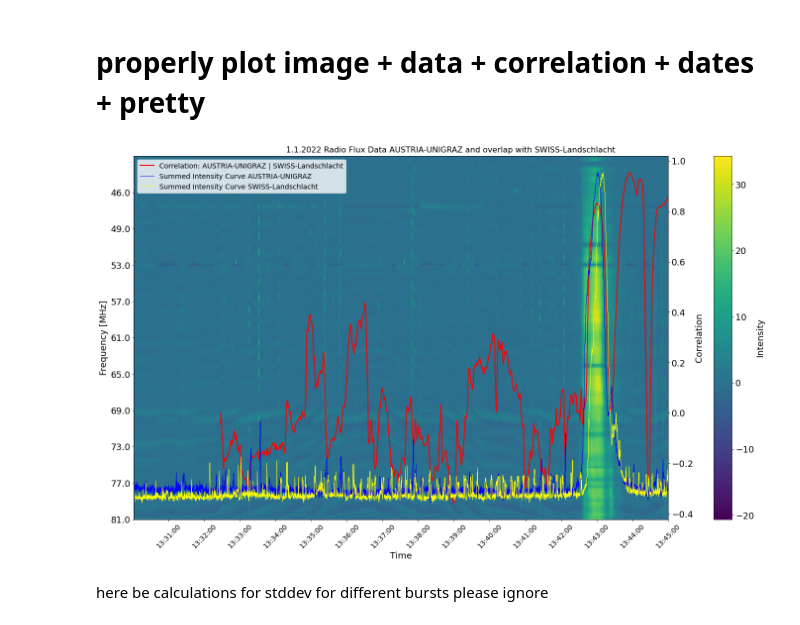
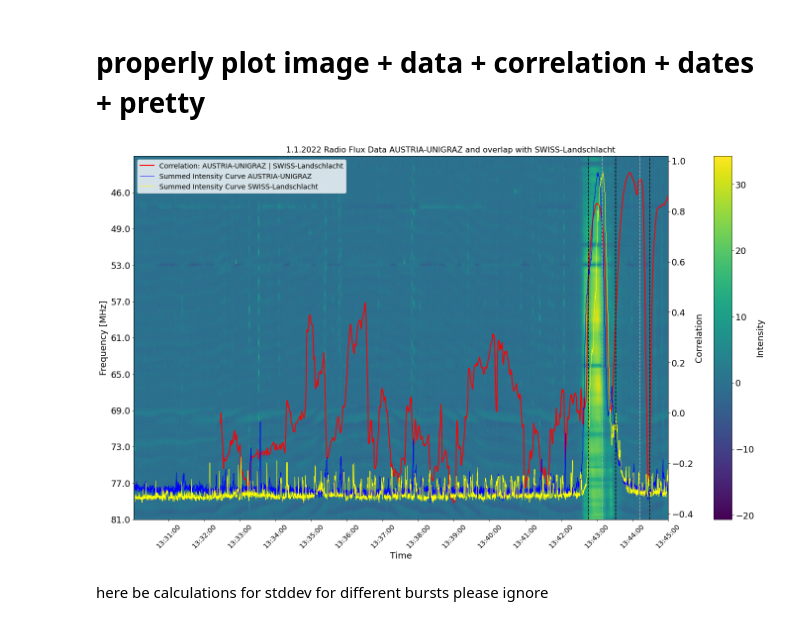
Before and after one commit to lukas-hoefig/eCallistoRadioBursts, a Jupyter notebook: short_pres2.ipynb, the cells around one changed output. Saved outputs shown, nothing was run; the diff lists cells and outputs as text; code cells hidden in the pictures.

```diff
--- a/short_pres2.ipynb
+++ b/short_pres2.ipynb
@@ -303,7 +303,6 @@ ax.xaxis.set_major_formatter(mdates.DateFormatter('%H:%M:%S'))
 plt.xticks(rotation=45)
 
 ax2 = plt.twinx(ax)
-
 time_axis_plot = []
 for i in _time:
     time_axis_plot.append(datetime.fromtimestamp(_time_start + i).strftime("%Y %m %d %H:%M:%S"))
@@ -311,40 +310,49 @@ time_axis_plot = pd.to_datetime(time_axis_plot)
 dataframe = pd.DataFrame()
 dataframe['data'] = _data
 dataframe = dataframe.set_index(time_axis_plot)
-
 plot_cor = ax2.plot(dataframe, color="red", linewidth=2, label=f"Correlation: {cor.data_point_1.observatory.name} | {cor.data_point_2.observatory.name}")
 ax2.set_ylabel("Correlation")
 
 ax3 = plt.twinx(ax)
 # ax3.spines["right"].set_position(("axes", 1.2))
 # ax3.yaxis.get_offset_text().set_position((1.2,1))
 # ax3.set_ylabel("data")
 ax3.set_axis_off()
 time_axis_plot2 = []
 for i in _time2:
     time_axis_plot2.append(datetime.fromtimestamp(_time_start + i).strftime("%Y %m %d %H:%M:%S"))
 time_axis_plot2 = pd.to_datetime(time_axis_plot2)
 dataframe2 = pd.DataFrame()
 dataframe2['data'] = dpt.summedCurve
 dataframe2 = dataframe2.set_index(time_axis_plot2)
 plot_dat = ax3.plot(dataframe2, color="blue", linewidth=1, label=f"Summed Intensity Curve {dpt.observatory.name}")
 
 ax4 = plt.twinx(ax)
 ax4.set_axis_off()
 time_axis_plot3 = []
 dataframe3 = pd.DataFrame()
 dataframe3['data'] = dp2.summedCurve
 dataframe3 = dataframe3.set_index(time_axis_plot2)
 plot_dat2 = ax4.plot(dataframe3, color="yellow", linewidth=1, label=f"Summed Intensity Curve {dp2.observatory.name}")
 
+_peaks_start = []
+_peaks_end = []
+for i in cor.peaks:
+    _peaks_start.append(mdates.date2num(i.time_start-timedelta(seconds=45/4)))
+    _peaks_end.append(mdates.date2num(i.time_end-timedelta(seconds=45/4)))
+
+for i in _peaks_end:
+    plt.axvline(i,color="darkgrey", linestyle='--')
+for i in _peaks_start:
+    plt.axvline(i,color="black", linestyle='--')
 
 plots = plot_cor + plot_dat + plot_dat2
 labs = [l.get_label() for l in plots]
 ax.legend(plots, labs, loc="upper left")
 plt.tight_layout()
 plt.show()
 # %% [output]
-[figure, old version]
+[figure, new version]
 # %% [markdown]
 here be calculations for stddev for different bursts
 please ignore
```
Also changed, not shown: 4 other files.
